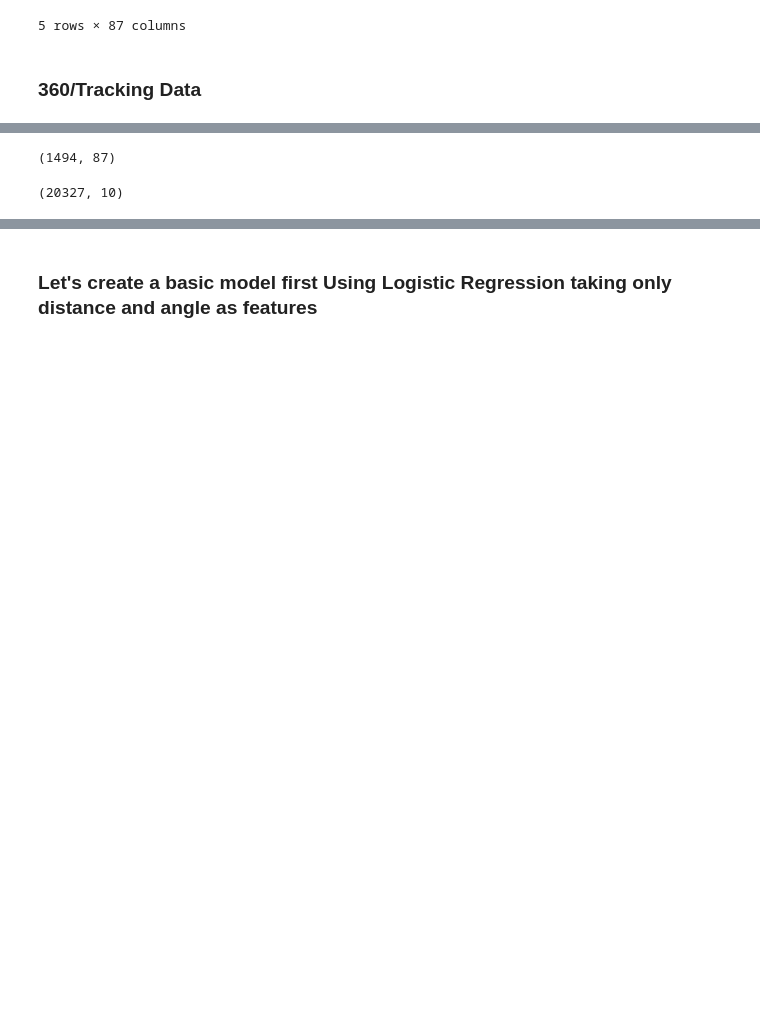
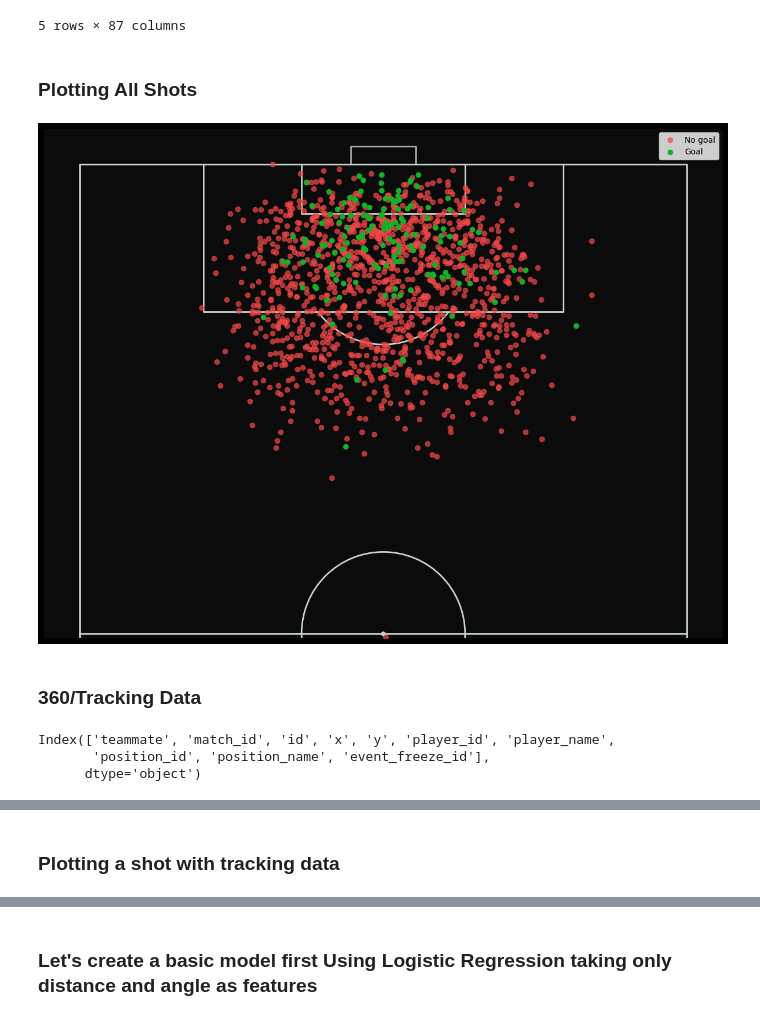
Before and after one commit to ishdeep-10/IndianCitizen, a Jupyter notebook: Models/xG/Understanding_xG.ipynb, the cells around one changed output, grey strips where cells are left out. Cells and saved outputs as stored; diff of their text form; code cells hidden in the pictures; blank space fills up the shorter version.

```diff
--- a/Models/xG/Understanding_xG.ipynb
+++ b/Models/xG/Understanding_xG.ipynb
@@ -13,9 +13,22 @@ import matplotlib.pyplot as plt
 import os
 import random as rn
 import tensorflow as tf
+from matplotlib.patches import Polygon
+import matplotlib.pyplot as plt
+from matplotlib.lines import Line2D
+
+#import machine learning libraries
+from sklearn.model_selection import train_test_split
+from sklearn.preprocessing import StandardScaler
+from tensorflow.keras import Sequential
+from tensorflow.keras.layers import Dense
+from tensorflow.keras.optimizers import Adam
+from tensorflow.keras.callbacks import EarlyStopping
+
 #warnings not visible on the course webpage
 pd.options.mode.chained_assignment = None
 warnings.filterwarnings('ignore')
+background = "black"
 # %% [markdown]
 ## We will be using data provided by Statsbomb and access it through their own API
 # %%
@@ -262,8 +279,50 @@ shot_df.head()
 | 3 | 6ac240f5-8b84-4c06-8153-b56109c8c5e6 | 196 | 1 | 00:04:35.297000 | 4 | 35 | 11 | 0.848375 | 3857256 | 16 | ... |
 | 4 | 00e599c0-5234-4b6a-9b91-d6f789a311b0 | 356 | 1 | 00:10:05.636000 | 10 | 5 | 24 | 0.934407 | 3857256 | 16 | ... |
 5 rows × 87 columns
+# %% [markdown]
+### Plotting All Shots
+# %%
+# visualizing shots
+
+# filter goals / non-shot goals
+df_goals = shot_df[shot_df.outcome_name == 'Goal'].copy()
+df_non_goal_shots = shot_df[shot_df.outcome_name != 'Goal'].copy()
+
+# setup the pitch
+pitch = VerticalPitch(pitch_type = 'custom',
+                      pitch_length = 105,
+                      pitch_width = 68,
+                      pad_bottom=0.5,  # pitch extends slightly below halfway line
+                      half=True,  # half of a pitch
+                      goal_type='box',
+                      goal_alpha=0.8, pitch_color='black', line_color='#c7d5cc')  # control the goal transparency
+
+fig, ax = pitch.draw(figsize=(12, 10))
+fig.set_facecolor('black')
+ax.patch.set_facecolor('#0B0B0B')
+sc1 = pitch.scatter(df_non_goal_shots.x, df_non_goal_shots.y,
+                    c='#F24848',
+                    marker='o',
+                    ax=ax, label="No goal",alpha = 0.7)
+
+sc2 = pitch.scatter(df_goals.x, df_goals.y,
+                    c='#17AE28',
+                    marker='o',
+                    ax=ax, label="Goal")
+
+plt.legend(loc='best')
+#plt.show()
+plt.savefig('C:/Users/acer/Documents/GitHub/IndianCitizen/Models/xG/Images/AllShots.png',dpi=500,facecolor=background)
+# %% [output]
+[figure, added]
 # %% [markdown]
 ### 360/Tracking Data
+# %%
+track_df.columns
+# %% [output]
+Index(['teammate', 'match_id', 'id', 'x', 'y', 'player_id', 'player_name',
+       'position_id', 'position_name', 'event_freeze_id'],
+      dtype='object')
 # %%
 track_df.head()
 # %% [output]
@@ -273,11 +332,5 @@ track_df.head()
 | 2 | False | 3857256 | 61d52e72-a8ff-49c4-be02-057b1ea0fb15 | 91.7000 | 46.410 | 5589 | Sergej Milinković-Savić | 11 | Left Defensive Midfield | ... |
 | 3 | False | 3857256 | 61d52e72-a8ff-49c4-be02-057b1ea0fb15 | 89.6000 | 36.975 | 6687 | Saša Lukić | 9 | Right Defensive Midfield | ... |
 | 4 | False | 3857256 | 61d52e72-a8ff-49c4-be02-057b1ea0fb15 | 90.2125 | 34.000 | 6318 | Andrija Živković | 7 | Right Wing Back | ... |
-# %%
-shot_df.shape
-# %% [output]
-(1494, 87)
-# %%
-track_df.shape
-# %% [output]
-(20327, 10)
+# %% [markdown]
+### Plotting a shot with tracking data
```
Also changed, not shown: parts of 44 cells of this notebook, 9 other files.
